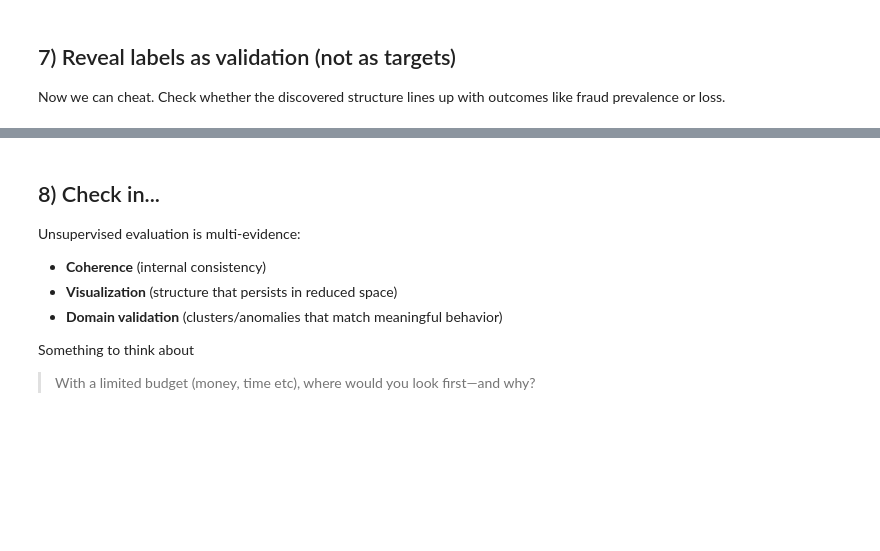
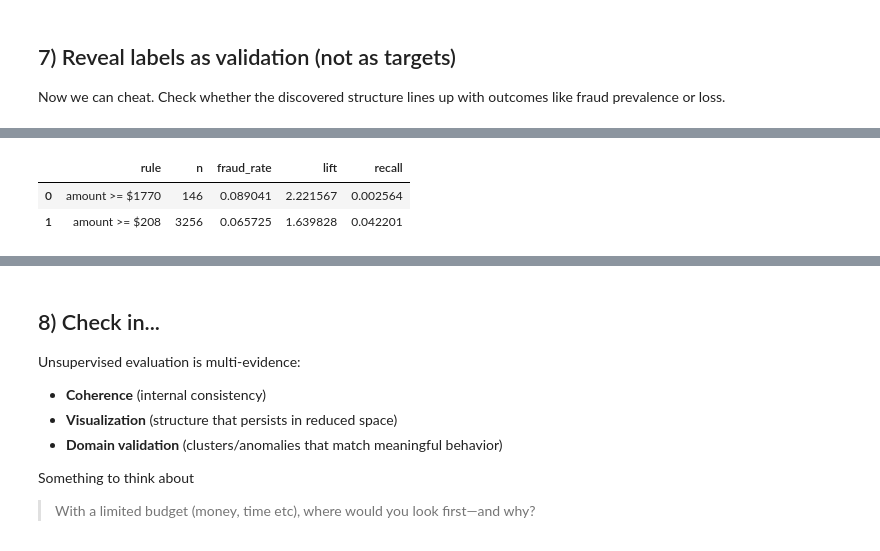
Before and after one commit to tunnel-ai/way, a Jupyter notebook: notebooks/04_00_main.ipynb, the cells around one changed output, grey strips where cells are left out. Saved outputs shown, nothing was run; the diff lists cells and outputs as text; code cells hidden in the pictures; blank space fills up the shorter version.

```diff
--- a/notebooks/04_00_main.ipynb
+++ b/notebooks/04_00_main.ipynb
@@ -274,0 +554,26 @@ pd.DataFrame({
+# %%
+
+
+
+# Dumb baseline: flag top-N transactions by amount alone, at sizes matching the methods above.
+km_sizes = pd.Series(cluster_km).value_counts()
+km_smallest_n = int(km_sizes.min())
+db_noise_n = int((df_db["cluster_dbscan"] == -1).sum())
+
+dumb_rows = []
+for n_flag in sorted({km_smallest_n, db_noise_n}):
+    thresh = float(np.quantile(df["transaction_amount"], 1 - n_flag / len(df)))
+    mask = df["transaction_amount"] >= thresh
+    dumb_rows.append({
+        "rule": f"amount >= ${thresh:.0f}",
+        "n": int(mask.sum()),
+        "fraud_rate": y_fraud[mask].mean(),
+        "lift": y_fraud[mask].mean() / overall_rate,
+        "recall": y_fraud[mask].sum() / y_fraud.sum(),
+    })
+
+pd.DataFrame(dumb_rows)
+# %% [output]
+|  | rule | n | fraud_rate | lift | recall |
+| 0 | amount >= $1770 | 146 | 0.089041 | 2.221567 | 0.002564 |
+| 1 | amount >= $208 | 3256 | 0.065725 | 1.639828 | 0.042201 |
```
Also changed, not shown: parts of 34 cells of this notebook, 3 other files.
